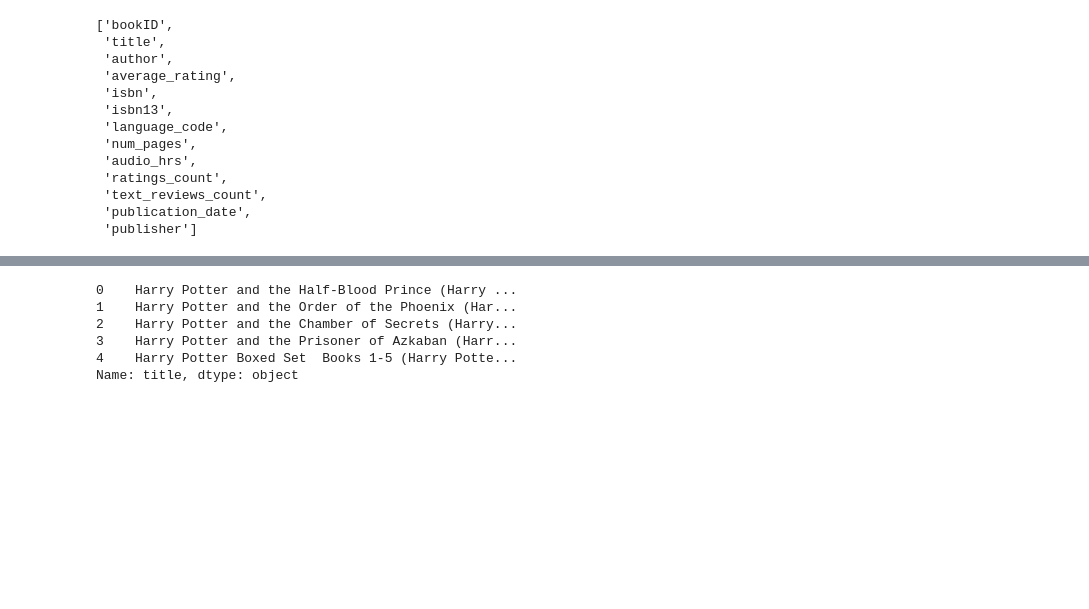
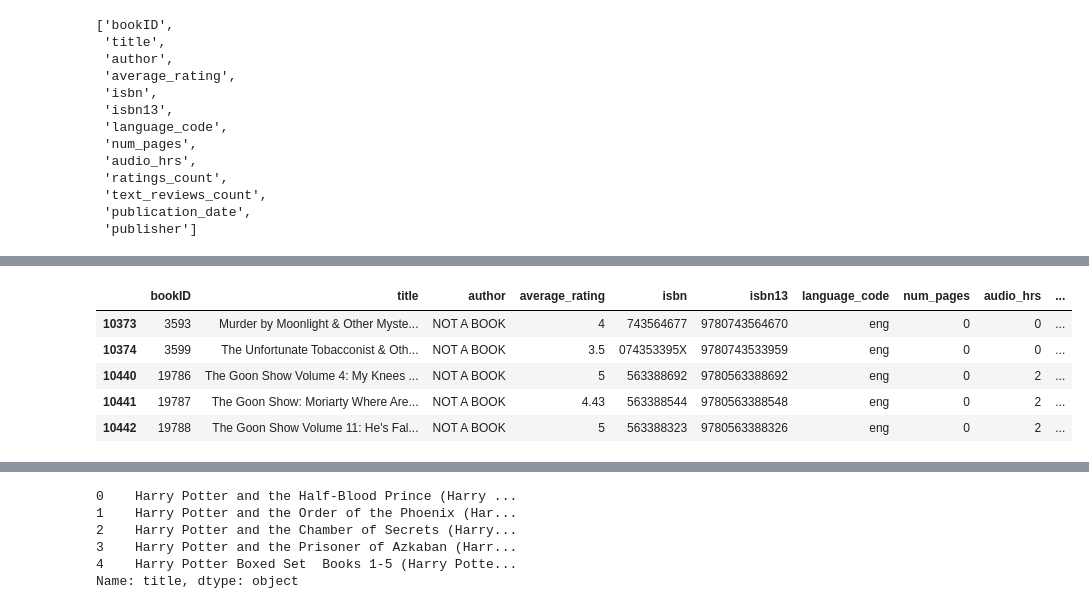
Before and after one commit to jfrankbryant/data-science-blog-post, a Jupyter notebook: DataScienceBlogPost-Wrangling.ipynb, the cells around one changed output, grey strips where cells are left out. Drawn from its saved outputs; the diff is of its cells as text; code cells hidden in the pictures; blank space fills up the shorter version.

```diff
--- a/DataScienceBlogPost_Books.ipynb
+++ b/DataScienceBlogPost-Wrangling.ipynb
@@ -26,4 +51,0 @@ goodread_df = goodread_df.rename(columns={"  num_pages": "num_pages"})
-# %%
-#updating column name list
-col_names = list(goodread_df.columns)
-print(col_names)
@@ -415,0 +427,3 @@ eng_goodread_text_audio_df.head()
+# %%
+#reset index
+eng_goodread_text_audio_df = eng_goodread_text_audio_df.reset_index(drop=True)
@@ -415,0 +432,11 @@ eng_goodread_text_audio_df.head()
+# %%
+#correct the author == not a book rows
+notabook_slice = eng_goodread_text_audio_df[(eng_goodread_text_audio_df['author'] == 'NOT A BOOK')]
+notabook_slice.head()
+# %% [output]
+|  | bookID | title | author | average_rating | isbn | isbn13 | language_code | num_pages | audio_hrs | ... |
+| 10373 | 3593 | Murder by Moonlight & Other Myste... | NOT A BOOK | 4 | 743564677 | 9780743564670 | eng | 0 | 0 | ... |
+| 10374 | 3599 | The Unfortunate Tobacconist & Oth... | NOT A BOOK | 3.5 | 074353395X | 9780743533959 | eng | 0 | 0 | ... |
+| 10440 | 19786 | The Goon Show Volume 4: My Knees ... | NOT A BOOK | 5 | 563388692 | 9780563388692 | eng | 0 | 2 | ... |
+| 10441 | 19787 | The Goon Show: Moriarty Where Are... | NOT A BOOK | 4.43 | 563388544 | 9780563388548 | eng | 0 | 2 | ... |
+| 10442 | 19788 | The Goon Show Volume 11: He's Fal... | NOT A BOOK | 5 | 563388323 | 9780563388326 | eng | 0 | 2 | ... |
```
Also changed, not shown: parts of 68 cells of this notebook, 2 other files.
